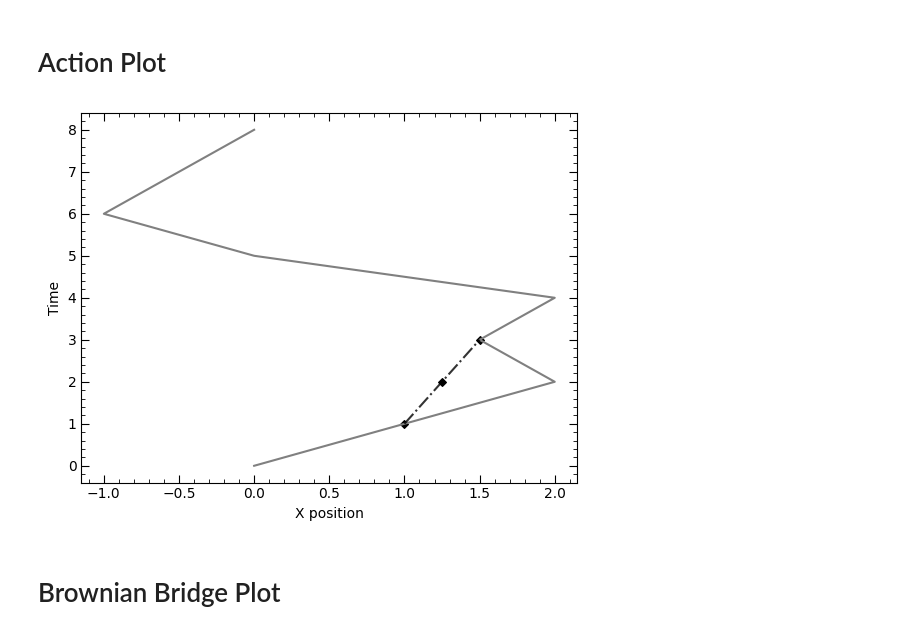
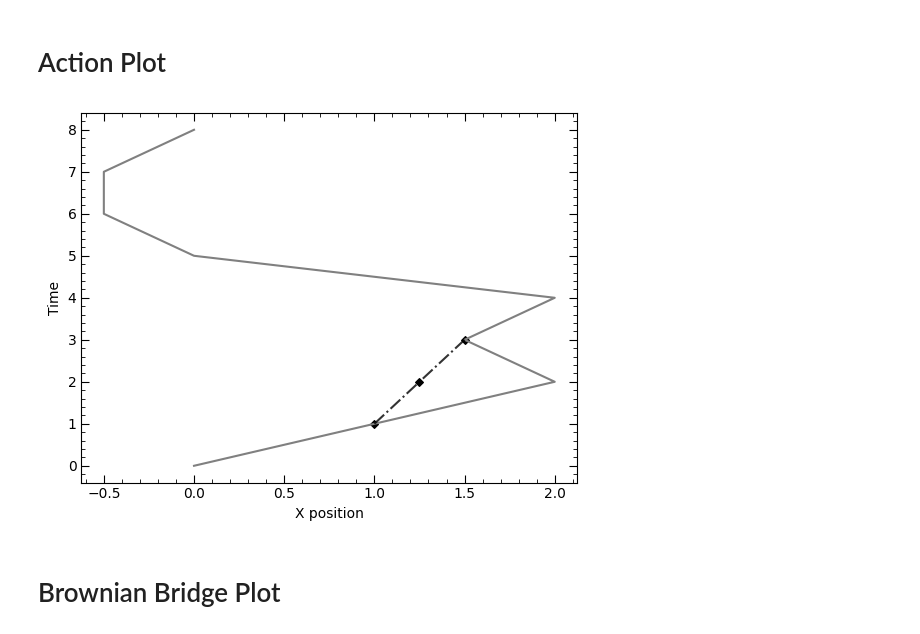
Before and after one commit to Sebastian426/Sebastian_Sloan_Computational_Physics, a Jupyter notebook: Method_figures.ipynb, the cells around one changed output. Saved outputs shown, nothing was run; the diff lists cells and outputs as text; code cells hidden in the pictures.

Commit message:
refined some of the metropolis optimisation plots

```diff
--- a/Method_figures.ipynb
+++ b/Method_figures.ipynb
@@ -163,30 +166,30 @@ plt.show()
 # %% [markdown]
 # Action Plot
 # %%
-x_position_orig = [0,1,2,1.5,2,0,-1,-0.5,0]
+x_position_orig = [0,1,2,1.5,2,0,-0.5,-0.5,0]
 x_position_new = [1,1.25,1.5]
 time = [0,1,2,3,4,5,6,7,8]
 time_change = [1,2,3]
 
 pc_savepath_delta_S = r"C:\Users\User\Documents\Durham Work\Year 3\CompPhys\delta_S.svg"
 laptop_savepath_delta_S = r"C:\Users\sebas\Documents\Durham Work\Year 3\Comp Phys\delta_S.svg"
 plt.figure(1)
 
 plt.minorticks_on()
 plt.tick_params(which = 'major', length = 6, bottom = True, top = True, left = True, right = True, direction = 'in')
 plt.tick_params(which = 'minor', length = 3, bottom = True, top = True, left = True, right = True, direction = 'in')
 
 plt.plot(x_position_orig, time, label = "original", color = 'grey')
 plt.plot(x_position_new, time_change, linestyle = "-.",label = "Change", color = "black", alpha = 0.8)
 plt.scatter(x_position_new, time_change, color = "black", s = 15, marker = "D")
 
 plt.xlabel('X position')
 plt.ylabel('Time')
 
 plt.savefig(laptop_savepath_delta_S, bbox_inches='tight')
 plt.show()
 # %% [output]
-[figure, old version]
+[figure, new version]
 # %% [markdown]
 # Brownian Bridge Plot
 # %%
```
Also changed, not shown: parts of 4 cells of this notebook.
